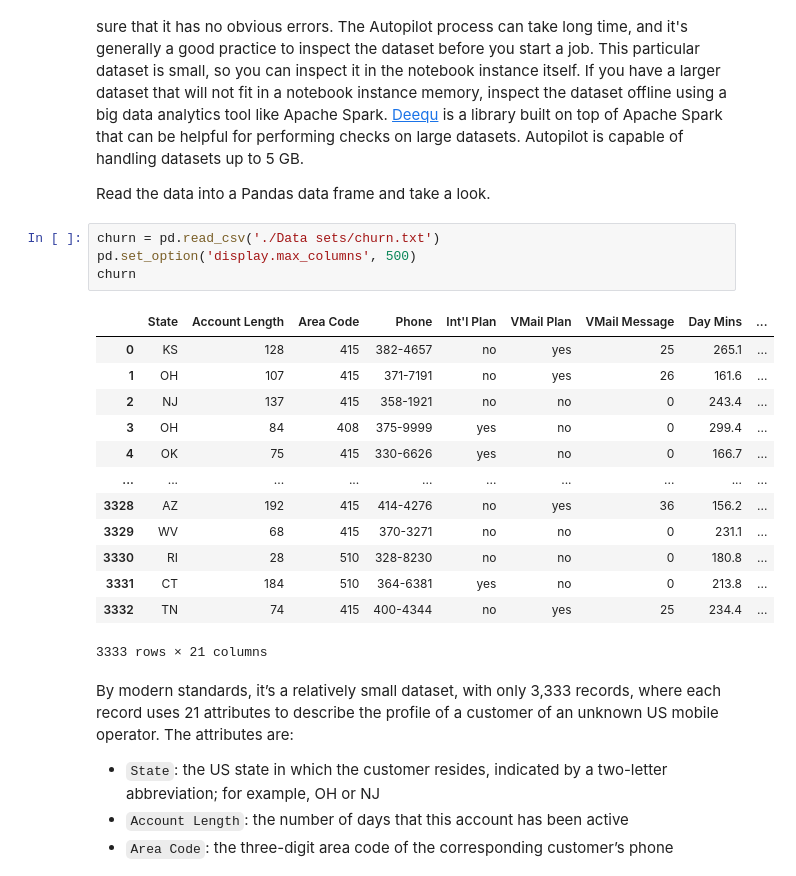
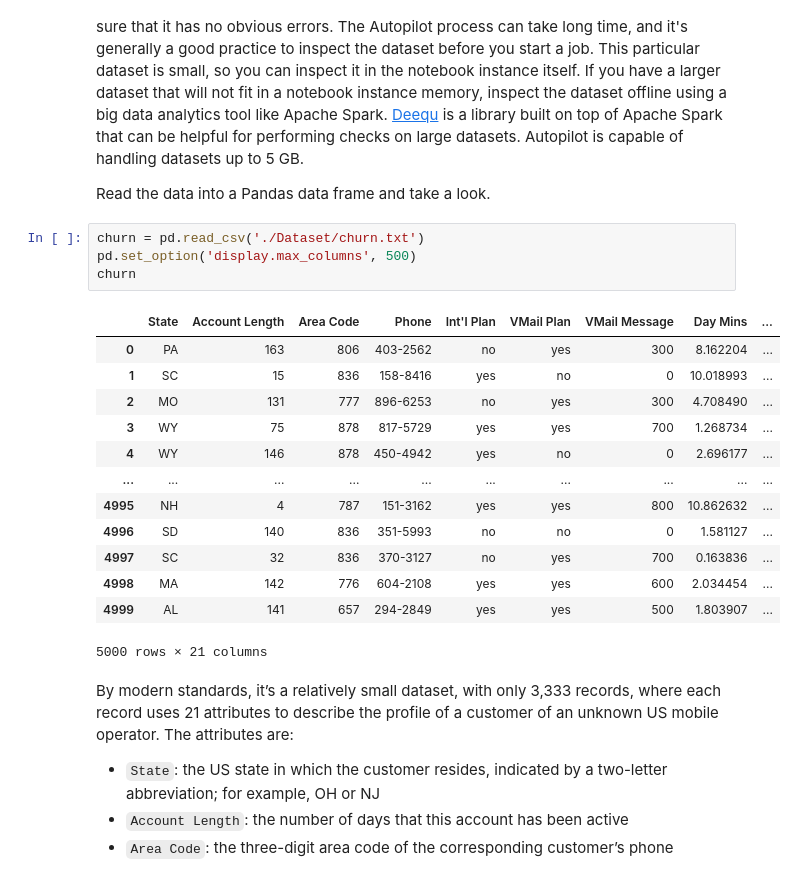
Before and after one commit to tagekezo/sagemaker-workshop-100, a Jupyter notebook: notebooks/Lab3 - autopilot/autopilot_customer_churn.ipynb, the cells around one changed output. Drawn from its saved outputs; the diff is of its cells as text.

```diff
--- a/notebooks/Lab3 - autopilot/autopilot_customer_churn.ipynb
+++ b/notebooks/Lab3 - autopilot/autopilot_customer_churn.ipynb
@@ -106,23 +104,23 @@ Before you run Autopilot on the dataset, first perform a check of the dataset to
 
 Read the data into a Pandas data frame and take a look.
 # %%
-churn = pd.read_csv('./Data sets/churn.txt')
+churn = pd.read_csv('./Dataset/churn.txt')
 pd.set_option('display.max_columns', 500)
 churn
 # %% [output]
 |  | State | Account Length | Area Code | Phone | Int'l Plan | VMail Plan | VMail Message | Day Mins | ... |
-| 0 | KS | 128 | 415 | 382-4657 | no | yes | 25 | 265.1 | ... |
-| 1 | OH | 107 | 415 | 371-7191 | no | yes | 26 | 161.6 | ... |
-| 2 | NJ | 137 | 415 | 358-1921 | no | no | 0 | 243.4 | ... |
-| 3 | OH | 84 | 408 | 375-9999 | yes | no | 0 | 299.4 | ... |
-| 4 | OK | 75 | 415 | 330-6626 | yes | no | 0 | 166.7 | ... |
+| 0 | PA | 163 | 806 | 403-2562 | no | yes | 300 | 8.162204 | ... |
+| 1 | SC | 15 | 836 | 158-8416 | yes | no | 0 | 10.018993 | ... |
+| 2 | MO | 131 | 777 | 896-6253 | no | yes | 300 | 4.708490 | ... |
+| 3 | WY | 75 | 878 | 817-5729 | yes | yes | 700 | 1.268734 | ... |
+| 4 | WY | 146 | 878 | 450-4942 | yes | no | 0 | 2.696177 | ... |
 | ... | ... | ... | ... | ... | ... | ... | ... | ... | ... |
-| 3328 | AZ | 192 | 415 | 414-4276 | no | yes | 36 | 156.2 | ... |
-| 3329 | WV | 68 | 415 | 370-3271 | no | no | 0 | 231.1 | ... |
-| 3330 | RI | 28 | 510 | 328-8230 | no | no | 0 | 180.8 | ... |
-| 3331 | CT | 184 | 510 | 364-6381 | yes | no | 0 | 213.8 | ... |
-| 3332 | TN | 74 | 415 | 400-4344 | no | yes | 25 | 234.4 | ... |
+| 4995 | NH | 4 | 787 | 151-3162 | yes | yes | 800 | 10.862632 | ... |
+| 4996 | SD | 140 | 836 | 351-5993 | no | no | 0 | 1.581127 | ... |
+| 4997 | SC | 32 | 836 | 370-3127 | no | yes | 700 | 0.163836 | ... |
+| 4998 | MA | 142 | 776 | 604-2108 | yes | yes | 600 | 2.034454 | ... |
+| 4999 | AL | 141 | 657 | 294-2849 | yes | yes | 500 | 1.803907 | ... |
-3333 rows × 21 columns
+5000 rows × 21 columns
 # %% [markdown]
 By modern standards, it’s a relatively small dataset, with only 3,333 records, where each record uses 21 attributes to describe the profile of a customer of an unknown US mobile operator. The attributes are:
 
```
Also changed, not shown: parts of 10 cells of this notebook, 7 other files.
